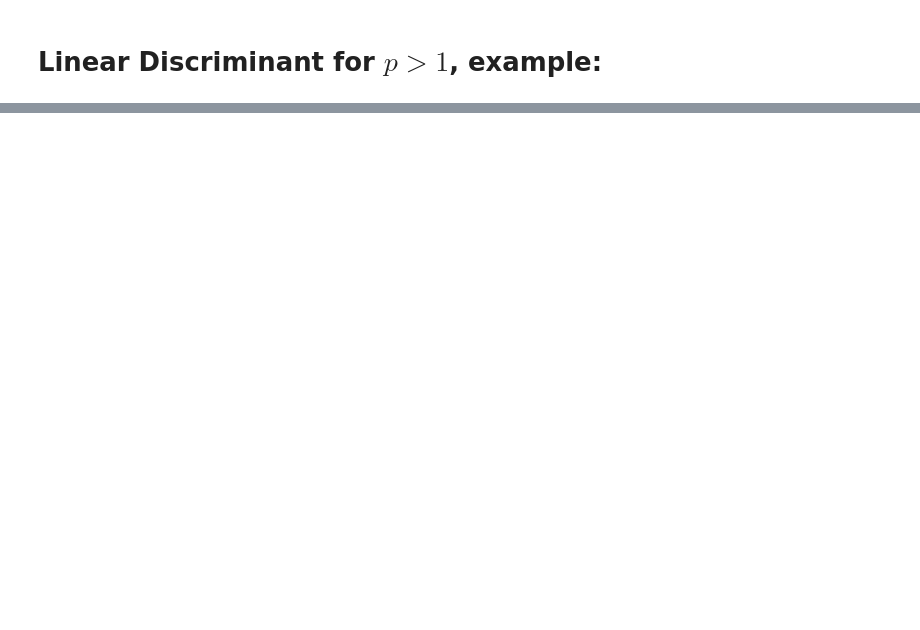
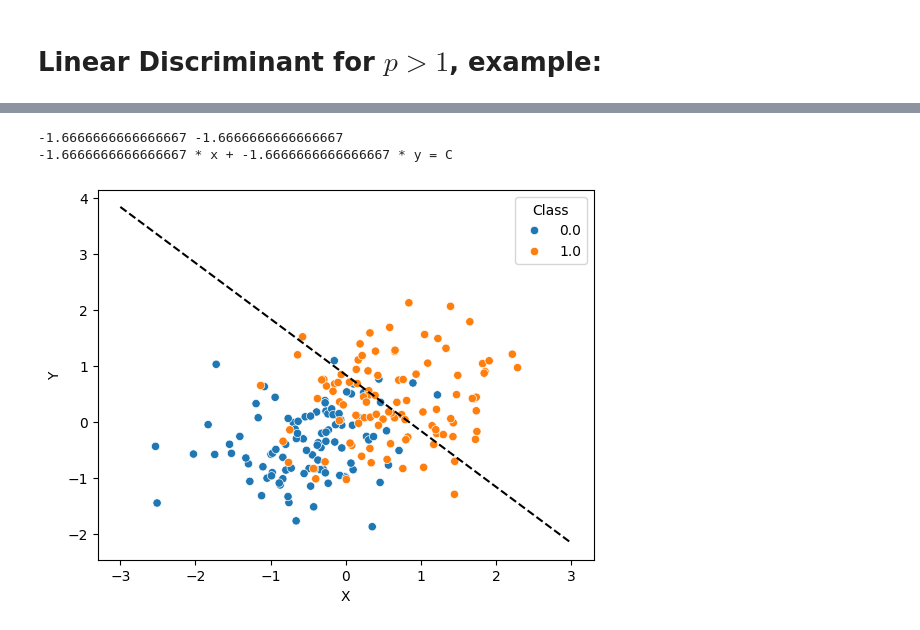
Before and after one commit to SunnyYeahBoiii/CS115_Assignment, a Jupyter notebook: resources/sunny's-doc/lda&qda-classification-example.ipynb, the cells around one changed output, grey strips where cells are left out. Drawn from its saved outputs; the diff is of its cells as text; code cells hidden in the pictures; blank space fills up the shorter version.

```diff
--- a/resources/sunny's-doc/lda&qda-classification-example.ipynb
+++ b/resources/sunny's-doc/lda&qda-classification-example.ipynb
@@ -197,0 +212,22 @@ The probability of X falling in class 1 is 99.873%
+# %%
+sns.scatterplot(data=df , x ='X' , y = 'Y' , hue = 'Class')
+
+def decision_boundary():
+    std_inv = np.linalg.inv(std)
+    exponent = means[0].transpose() @ std_inv - means[1].transpose() @ std_inv
+    print(exponent[0] , exponent[1])
+    C = 1/2 * means[0].transpose() @ std_inv @ means[0] - 1/2 * means[1].transpose() @ std_inv @ means[1] + math.log(pi[0]) + math.log(pi[1])
+
+    print(f"{exponent[0]} * x + {exponent[1]} * y = C")
+    # y = (-exponent[0] * x + c ) / exponent[1]
+
+    X = np.linspace(-3 , 3 , 100)
+    Y = [((-exponent[0] * X[i] + C ) / exponent[1]) for i in range(100)]
+
+    plt.plot(X , Y , c='black' , linestyle='dashed')
+
+decision_boundary()
+# %% [output]
+-1.6666666666666667 -1.6666666666666667
+-1.6666666666666667 * x + -1.6666666666666667 * y = C
+[figure, added]
```
Also changed, not shown: parts of 11 cells of this notebook, 2 other files.
